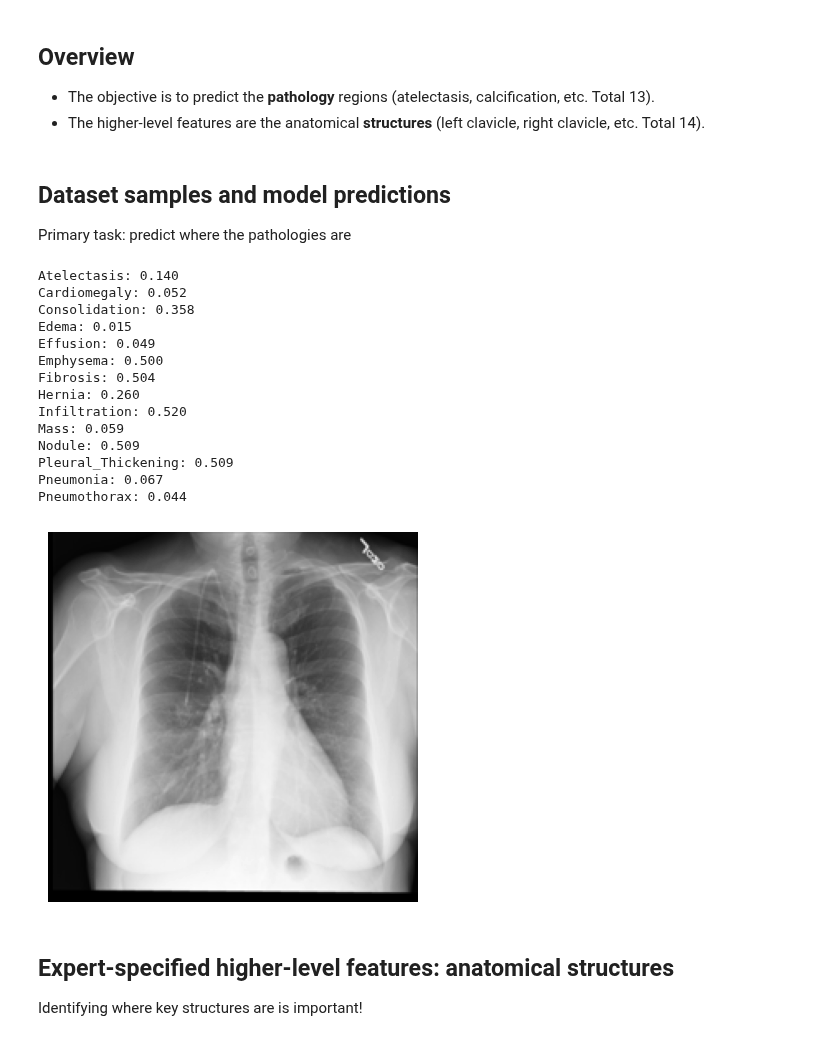
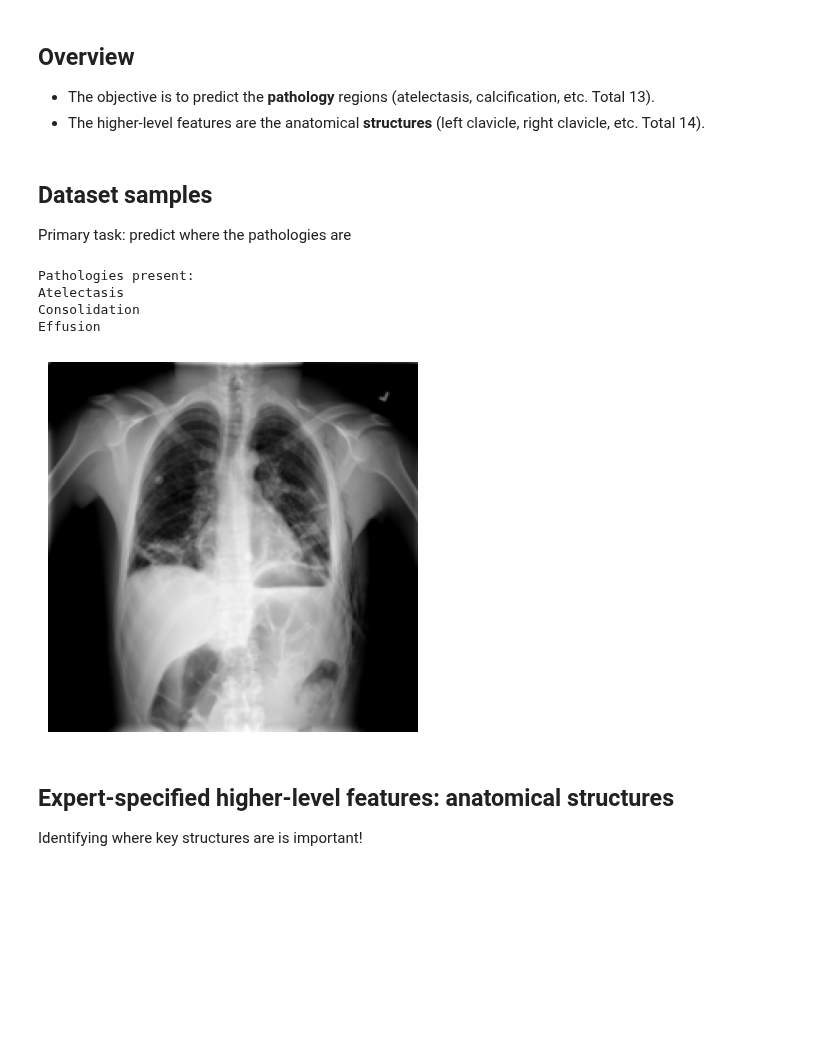
Before and after one commit to DebugML/exlib, a Jupyter notebook: notebooks/fix/chestx.ipynb, the cells around one changed output. Drawn from its saved outputs; the diff is of its cells as text; code cells hidden in the pictures; blank space fills up the shorter version.

```diff
--- a/notebooks/fix/chestx.ipynb
+++ b/notebooks/fix/chestx.ipynb
@@ -23,39 +19,27 @@ pathols_model = ChestXPathologyModel().from_pretrained("BrachioLab/chestx_pathol
 # %% [markdown]
-## Dataset samples and model predictions
+## Dataset samples
 Primary task: predict where the pathologies are
 # %%
 torch.manual_seed(105)
 for i in torch.randperm(len(dataset)):
     sample = dataset[i.item()]
     image, pathols, structs = sample["image"], sample["pathols"], sample["structs"]
-    if pathols.sum() > 0 and structs.sum() > 0:
+    if pathols.sum() > 2 and structs.sum() > 0:
         break
-
-with torch.no_grad():
-    pathols_pred = pathols_model(image[None,...])[0]
 # %%
 plt.clf()
 plt.imshow(image.numpy().transpose(1,2,0), cmap="gray")
 plt.axis("off")
 
-for name, score in zip(dataset.pathology_names, pathols_pred):
-    print(f"{name}: {score:.3f}")
+print("Pathologies present:")
+for idx in pathols.nonzero():
+    print(dataset.pathology_names[idx.item()])
 # %% [output]
-Atelectasis: 0.140
-Cardiomegaly: 0.052
-Consolidation: 0.358
-Edema: 0.015
-Effusion: 0.049
-Emphysema: 0.500
-Fibrosis: 0.504
-Hernia: 0.260
-Infiltration: 0.520
-Mass: 0.059
-Nodule: 0.509
-Pleural_Thickening: 0.509
-Pneumonia: 0.067
-Pneumothorax: 0.044
+Pathologies present:
+Atelectasis
+Consolidation
+Effusion
-[figure, old version]
+[figure, new version]
 # %% [markdown]
 ## Expert-specified higher-level features: anatomical structures
 Identifying where key structures are is important!
```
Also changed, not shown: parts of 5 cells of this notebook, 11 other files.
